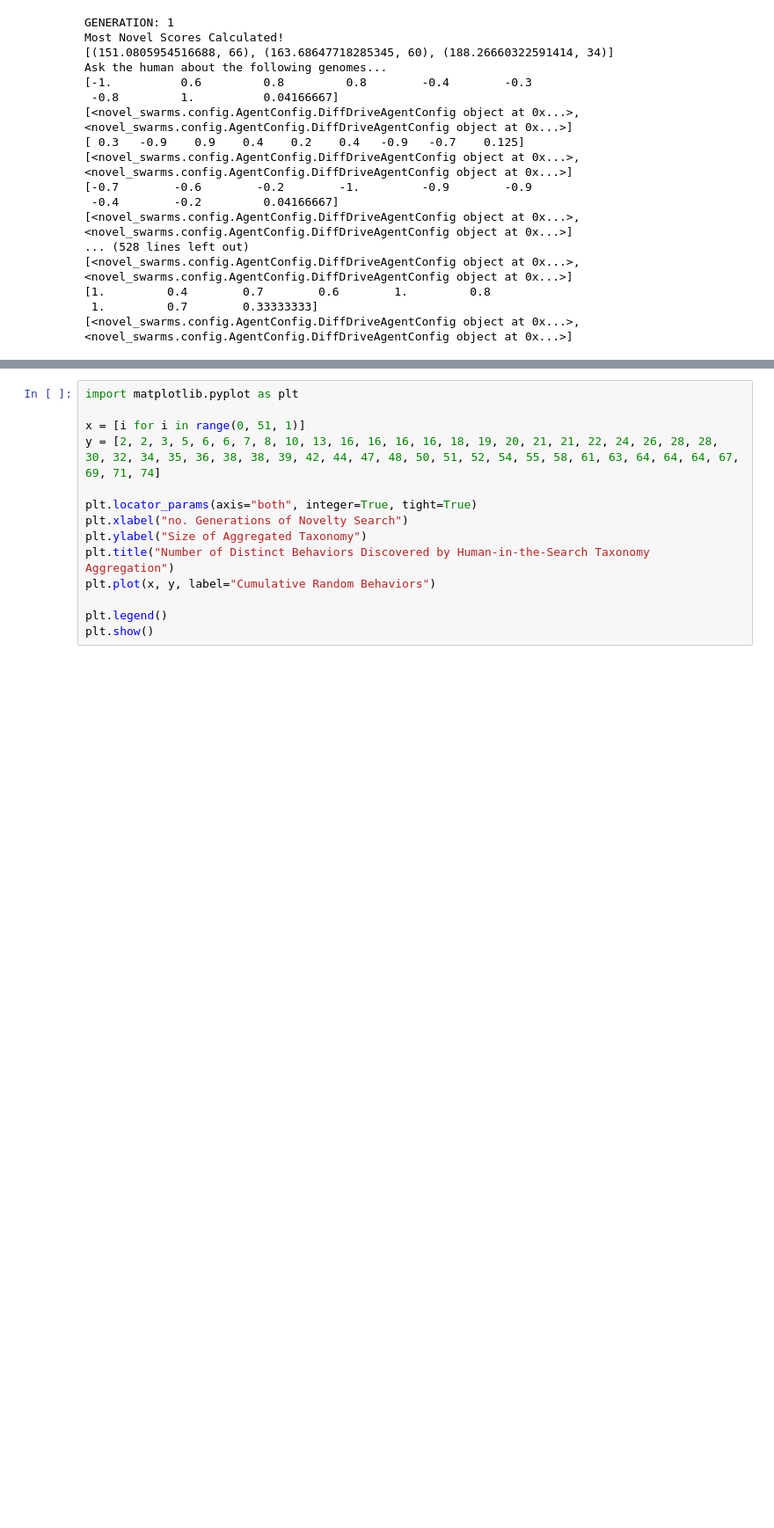
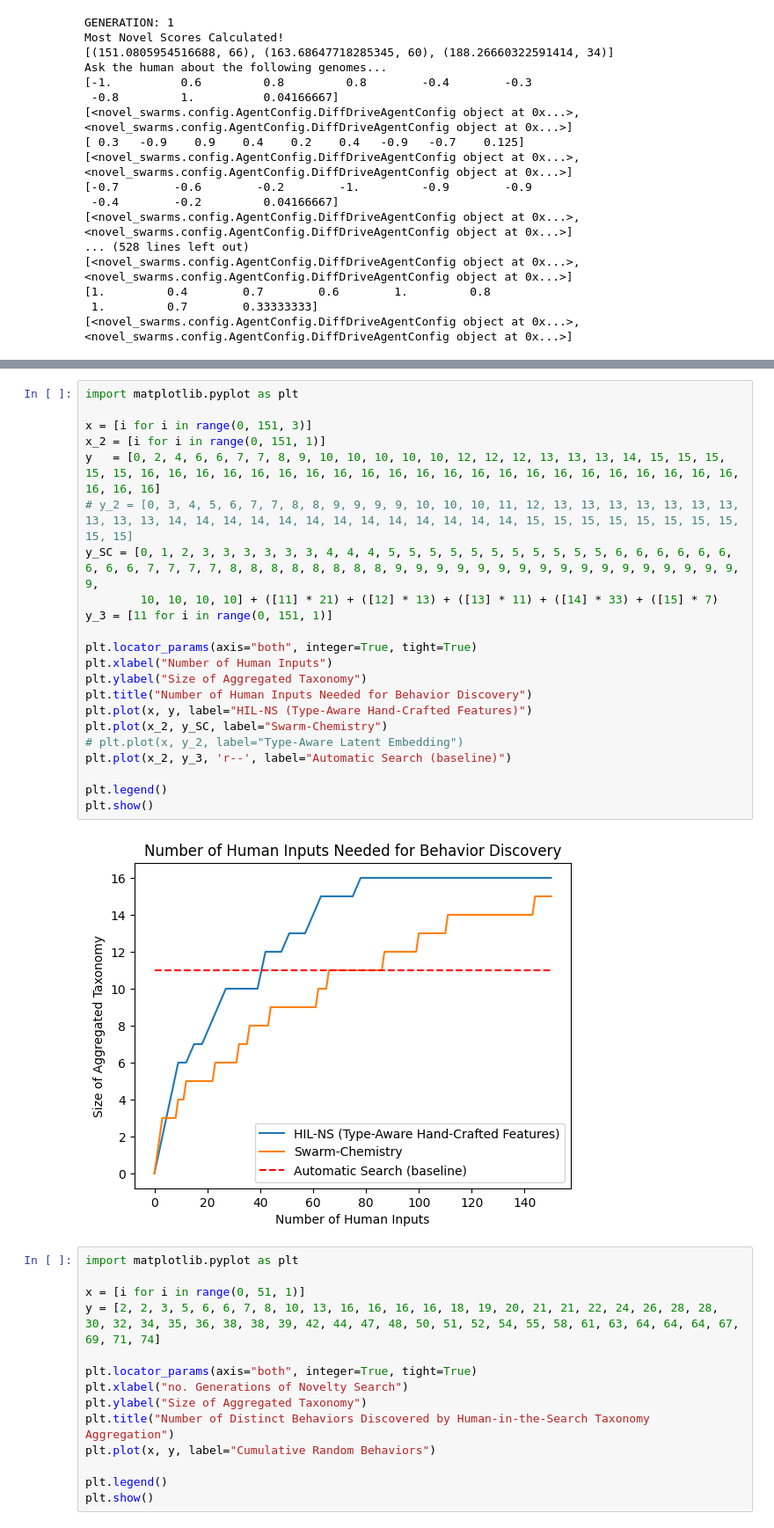
Before and after one commit to Connor-Mattson/SwarmBehaviorDiscovery, a Jupyter notebook: src/z-experiments/MRS-notebooks/06-22-23-Q11.ipynb, the cells around one changed output, grey strips where cells are left out. Shown at 88% size. Cells and saved outputs as stored; diff of their text form; blank space fills up the shorter version.

```diff
--- a/src/z-experiments/MRS-notebooks/06-22-23-Q11.ipynb
+++ b/src/z-experiments/MRS-notebooks/06-22-23-Q11.ipynb
@@ -74,3 +76,27 @@ plt.show()
+# %%
+import matplotlib.pyplot as plt
+
+x = [i for i in range(0, 151, 3)]
+x_2 = [i for i in range(0, 151, 1)]
+y   = [0, 2, 4, 6, 6, 7, 7, 8, 9, 10, 10, 10, 10, 10, 12, 12, 12, 13, 13, 13, 14, 15, 15, 15, 15, 15, 16, 16, 16, 16, 16, 16, 16, 16, 16, 16, 16, 16, 16, 16, 16, 16, 16, 16, 16, 16, 16, 16, 16, 16, 16]
+# y_2 = [0, 3, 4, 5, 6, 7, 7, 8, 8, 9, 9, 9, 9, 10, 10, 10, 11, 12, 13, 13, 13, 13, 13, 13, 13, 13, 13, 13, 14, 14, 14, 14, 14, 14, 14, 14, 14, 14, 14, 14, 14, 15, 15, 15, 15, 15, 15, 15, 15, 15, 15]
+y_SC = [0, 1, 2, 3, 3, 3, 3, 3, 3, 4, 4, 4, 5, 5, 5, 5, 5, 5, 5, 5, 5, 5, 5, 6, 6, 6, 6, 6, 6, 6, 6, 6, 7, 7, 7, 7, 8, 8, 8, 8, 8, 8, 8, 8, 9, 9, 9, 9, 9, 9, 9, 9, 9, 9, 9, 9, 9, 9, 9, 9, 9, 9,
+        10, 10, 10, 10] + ([11] * 21) + ([12] * 13) + ([13] * 11) + ([14] * 33) + ([15] * 7)
+y_3 = [11 for i in range(0, 151, 1)]
+
+plt.locator_params(axis="both", integer=True, tight=True)
+plt.xlabel("Number of Human Inputs")
+plt.ylabel("Size of Aggregated Taxonomy")
+plt.title("Number of Human Inputs Needed for Behavior Discovery")
+plt.plot(x, y, label="HIL-NS (Type-Aware Hand-Crafted Features)")
+plt.plot(x_2, y_SC, label="Swarm-Chemistry")
+# plt.plot(x, y_2, label="Type-Aware Latent Embedding")
+plt.plot(x_2, y_3, 'r--', label="Automatic Search (baseline)")
+
+plt.legend()
+plt.show()
+# %% [output]
+[figure, added]
 # %%
 import matplotlib.pyplot as plt
 
```
Also changed, not shown: parts of 1 cell of this notebook, 2 other files.
